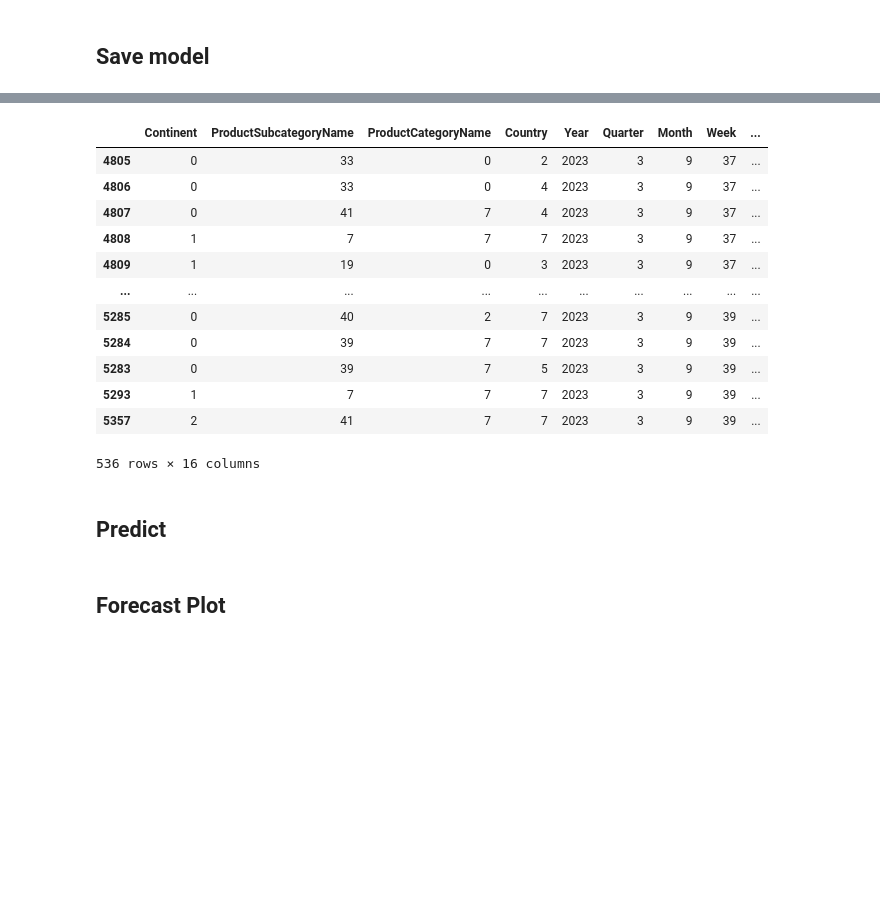
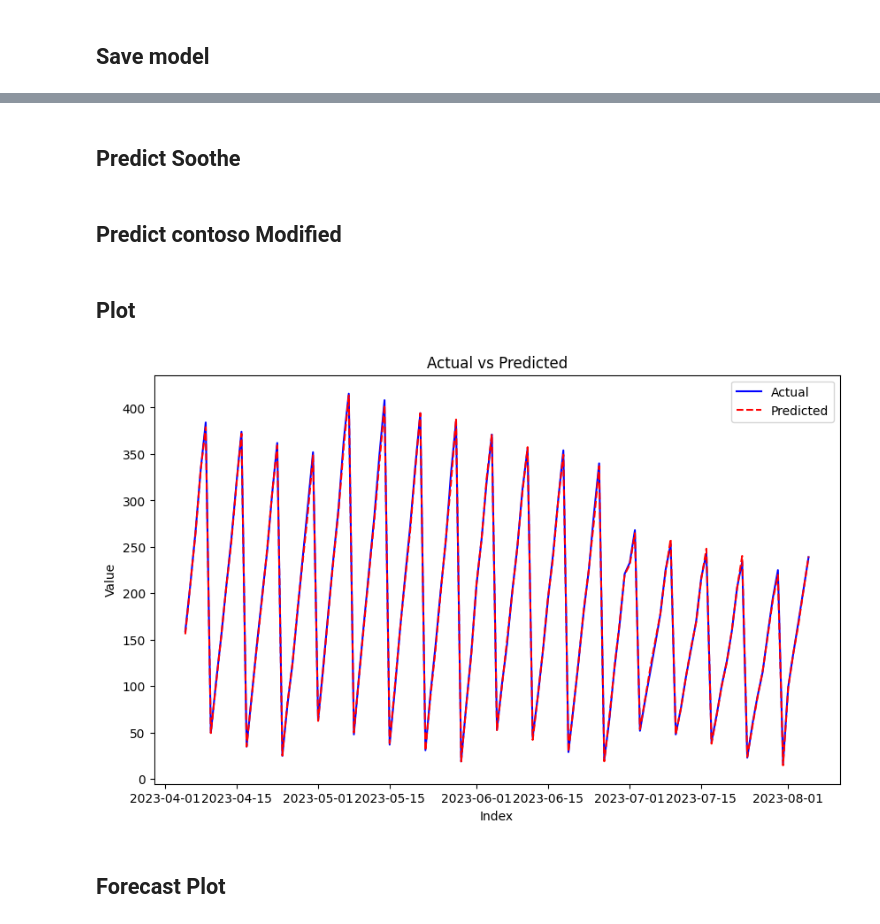
Before and after one commit to Venkatasalam123/DemandForecasting, a Jupyter notebook: Demand Forecasting.ipynb, the cells around one changed output, grey strips where cells are left out. Cells and saved outputs as stored; diff of their text form; code cells hidden in the pictures; blank space fills up the shorter version.

```diff
--- a/Demand Forecasting.ipynb
+++ b/Demand Forecasting.ipynb
@@ -201,18 +422,2 @@ joblib.dump(label_encoders, 'label_encoders.pkl')
-# %%
-X_test
-# %% [output]
-|  | Continent | ProductSubcategoryName | ProductCategoryName | Country | Year | Quarter | Month | Week | ... |
-| 4805 | 0 | 33 | 0 | 2 | 2023 | 3 | 9 | 37 | ... |
-| 4806 | 0 | 33 | 0 | 4 | 2023 | 3 | 9 | 37 | ... |
-| 4807 | 0 | 41 | 7 | 4 | 2023 | 3 | 9 | 37 | ... |
-| 4808 | 1 | 7 | 7 | 7 | 2023 | 3 | 9 | 37 | ... |
-| 4809 | 1 | 19 | 0 | 3 | 2023 | 3 | 9 | 37 | ... |
-| ... | ... | ... | ... | ... | ... | ... | ... | ... | ... |
-| 5285 | 0 | 40 | 2 | 7 | 2023 | 3 | 9 | 39 | ... |
-| 5284 | 0 | 39 | 7 | 7 | 2023 | 3 | 9 | 39 | ... |
-| 5283 | 0 | 39 | 7 | 5 | 2023 | 3 | 9 | 39 | ... |
-| 5293 | 1 | 7 | 7 | 7 | 2023 | 3 | 9 | 39 | ... |
-| 5357 | 2 | 41 | 7 | 7 | 2023 | 3 | 9 | 39 | ... |
-536 rows × 16 columns
 # %% [markdown]
-## Predict
+## Predict Soothe
@@ -229,0 +457,6 @@ y_future = final_model.predict(X_future)
+# %% [markdown]
+## Predict contoso Modified
+# %%
+folder = '../Data/Synthetic/'
+df_state_metric = pd.read_csv(os.path.join(folder, 'state_metric.csv'))
+df_monthwise_metric = pd.read_csv(os.path.join(folder, 'monthwise_metric.csv'))
@@ -230,3 +507,19 @@ y_future = final_model.predict(X_future)
+# %%
+actual_df = df_factsales[(df_factsales['State'] == State) & (df_factsales['Product Category'] == Category) & (df_factsales['Date'] >= start_date) & (df_factsales['Date'] <= end_date)][[date_column, predict_column]].set_index('Date')
+merged_df = actual_df.join(result_df, how='outer')
+# %% [markdown]
+## Plot
+# %%
+plt.figure(figsize=(10, 6))
+plt.plot(actual_df[predict_column], label='Actual', color='blue')
+plt.plot(result_df['Prediction'], label='Predicted', color='red', linestyle='--')
+plt.xlabel('Index')
+plt.ylabel('Value')
+plt.title('Actual vs Predicted')
+plt.legend()
+plt.show()
+# %% [output]
+[figure, added]
 # %% [markdown]
 ## Forecast Plot
 # %%
```
Also changed, not shown: parts of 39 cells of this notebook, 3 other files.
